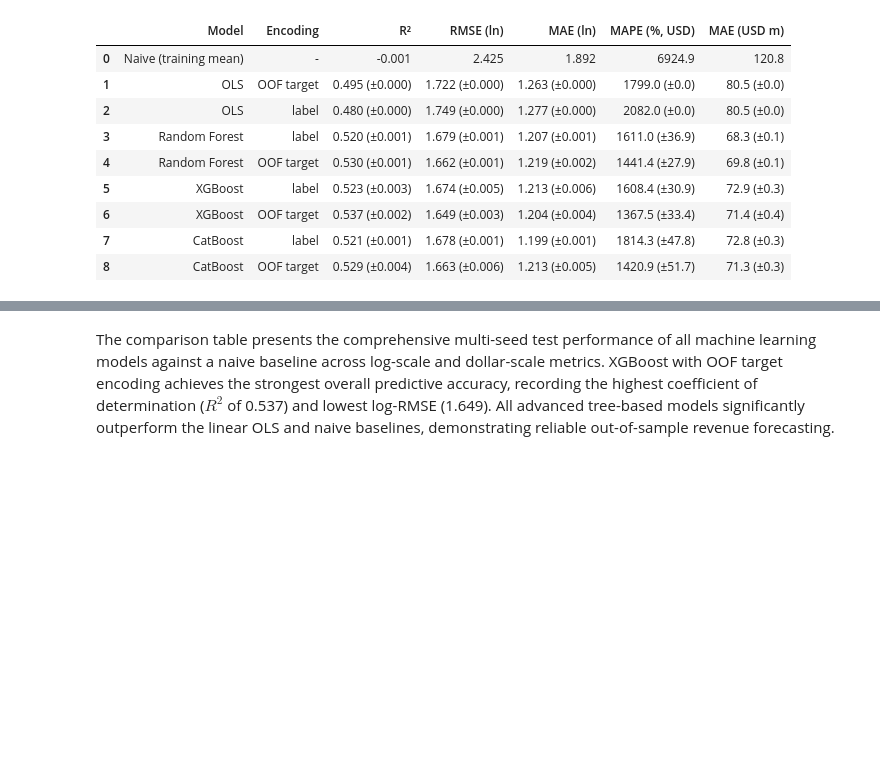
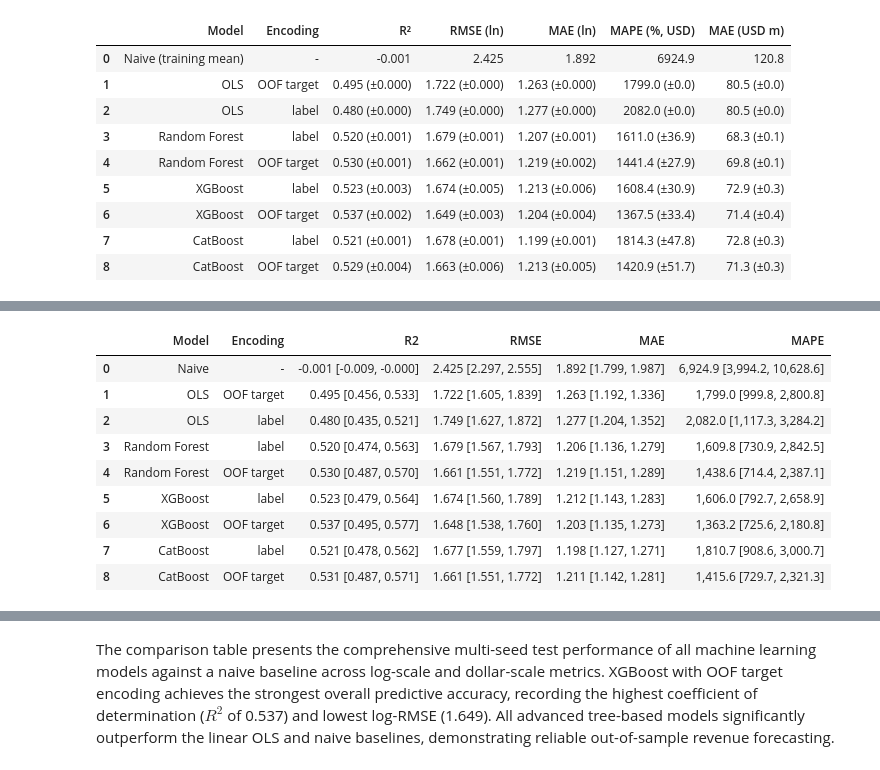
Before and after one commit to avayashka/MoviePrediction_Results, a Jupyter notebook: box_office_prediction.ipynb, the cells around one changed output, grey strips where cells are left out. Cells and saved outputs as stored; diff of their text form; code cells hidden in the pictures; blank space fills up the shorter version.

```diff
--- a/box_office_prediction.ipynb
+++ b/box_office_prediction.ipynb
@@ -837,0 +781,90 @@ succ = save_table(succ, 'table3c_ensembles_vs_ols'); display(succ)
+# %%
+y_arr = np.asarray(y_test); n = len(y_arr)
+idx = np.random.default_rng(2024).integers(0, n, size=(N_BOOT, n)).astype(np.int32)
+yb = y_arr[idx]
+sst_b = ((yb - yb.mean(1, keepdims=True)) ** 2).sum(1)
+
+y_dollar = np.expm1(y_arr)
+yb_dollar = np.expm1(yb)
+
+def boot_metrics(p):
+    e = yb - np.asarray(p)[idx]
+    p_arr = np.asarray(p)
+    if p_arr.ndim == 1:
+        p_dollar = np.expm1(p_arr)
+        pb_dollar = p_dollar[idx]
+    else:
+        pb_dollar = np.expm1(p)
+
+    mape_b = np.abs((yb_dollar - pb_dollar) / yb_dollar).mean(1) * 100
+
+    return {
+        'R2': 1 - (e ** 2).sum(1) / sst_b,
+        'RMSE': np.sqrt((e ** 2).mean(1)),
+        'MAE': np.abs(e).mean(1),
+        'MAPE': mape_b
+    }
+
+def point(p):
+    e = y_arr - p
+    p_arr = np.asarray(p)
+    p_dollar = np.expm1(p_arr)
+    mape_pt = np.abs((y_dollar - p_dollar) / y_dollar).mean() * 100
+
+    return {
+        'R2': 1 - (e ** 2).sum() / ((y_arr - y_arr.mean()) ** 2).sum(),
+        'RMSE': np.sqrt((e ** 2).mean()),
+        'MAE': np.abs(e).mean(),
+        'MAPE': mape_pt
+    }
+
+ALLP = {('Naive', '-'): np.full(n, y_train.mean()), **{k: PMEAN[k] for k in CONFIGS}}
+ci_rows = []
+for (name, kind), p in ALLP.items():
+    pt, bt = point(p), boot_metrics(p)
+    row = {'Model': name, 'Encoding': {'te': 'OOF target', 'le': 'label', '-': '-'}[kind]}
+    for met in ['R2', 'RMSE', 'MAE', 'MAPE']:
+        lo, hi = np.percentile(bt[met], [2.5, 97.5])
+        if met == 'MAPE':
+            row[met] = f"{pt[met]:,.1f} [{lo:,.1f}, {hi:,.1f}]"
+        else:
+            row[met] = f"{pt[met]:.3f} [{lo:.3f}, {hi:.3f}]"
+    ci_rows.append(row)
+ci_table = save_table(pd.DataFrame(ci_rows), 'table3b_main_results_ci'); display(ci_table)
+
+TREES = ['Random Forest', 'XGBoost', 'CatBoost']
+base = PMEAN[('OLS', 'te')]; base_bt, base_pt = boot_metrics(base), point(base)
+rows, pvals = [], []
+
+rows.append({'Model': 'OLS (baseline, OOF target)',
+             'R2': f"{base_pt['R2']:.3f}", 'MAE (ln)': f"{base_pt['MAE']:.3f}",
+             'dR2 vs OLS [95% CI]': '--', 'MAE cut % [95% CI]': '--',
+             'Wilcoxon p': '--', '>=20% cut': '--'})
+
+for m in TREES:
+    p = PMEAN[(m, 'te')]; bt, pt = boot_metrics(p), point(p)
+    d = np.abs(y_arr - base) - np.abs(y_arr - p)
+    dr2 = bt['R2'] - base_bt['R2']; cut = 100 * (base_bt['MAE'] - bt['MAE']) / base_bt['MAE']
+    cut_pt = 100 * (base_pt['MAE'] - pt['MAE']) / base_pt['MAE']
+    pv = float(stats.wilcoxon(d).pvalue); pvals.append(pv)
+    rows.append({'Model': m,
+                 'R2': f"{pt['R2']:.3f}", 'MAE (ln)': f"{pt['MAE']:.3f}",
+                 'dR2 vs OLS [95% CI]': f"{pt['R2'] - base_pt['R2']:+.3f} [{np.percentile(dr2, 2.5):+.3f}, {np.percentile(dr2, 97.5):+.3f}]",
+                 'MAE cut % [95% CI]': f"{cut_pt:.1f} [{np.percentile(cut, 2.5):.1f}, {np.percentile(cut, 97.5):.1f}]",
+                 'Wilcoxon p': pv, '>=20% cut': 'Met' if cut_pt >= 20 else 'Not met'})
+
+succ = pd.DataFrame(rows)
+succ['Holm p'] = ['--'] + [f'{x:.4f}' for x in multipletests(pvals, method='holm')[1]]
+succ['Wilcoxon p'] = [succ['Wilcoxon p'][0]] + [f'{x:.4f}' for x in succ['Wilcoxon p'][1:]]
+succ = save_table(succ, 'table3c_ensembles_vs_ols'); display(succ)
+# %% [output]
+|  | Model | Encoding | R2 | RMSE | MAE | MAPE |
+| 0 | Naive | - | -0.001 [-0.009, -0.000] | 2.425 [2.297, 2.555] | 1.892 [1.799, 1.987] | 6,924.9 [3,994.2, 10,628.6] |
+| 1 | OLS | OOF target | 0.495 [0.456, 0.533] | 1.722 [1.605, 1.839] | 1.263 [1.192, 1.336] | 1,799.0 [999.8, 2,800.8] |
+| 2 | OLS | label | 0.480 [0.435, 0.521] | 1.749 [1.627, 1.872] | 1.277 [1.204, 1.352] | 2,082.0 [1,117.3, 3,284.2] |
+| 3 | Random Forest | label | 0.520 [0.474, 0.563] | 1.679 [1.567, 1.793] | 1.206 [1.136, 1.279] | 1,609.8 [730.9, 2,842.5] |
+| 4 | Random Forest | OOF target | 0.530 [0.487, 0.570] | 1.661 [1.551, 1.772] | 1.219 [1.151, 1.289] | 1,438.6 [714.4, 2,387.1] |
+| 5 | XGBoost | label | 0.523 [0.479, 0.564] | 1.674 [1.560, 1.789] | 1.212 [1.143, 1.283] | 1,606.0 [792.7, 2,658.9] |
+| 6 | XGBoost | OOF target | 0.537 [0.495, 0.577] | 1.648 [1.538, 1.760] | 1.203 [1.135, 1.273] | 1,363.2 [725.6, 2,180.8] |
+| 7 | CatBoost | label | 0.521 [0.478, 0.562] | 1.677 [1.559, 1.797] | 1.198 [1.127, 1.271] | 1,810.7 [908.6, 3,000.7] |
+| 8 | CatBoost | OOF target | 0.531 [0.487, 0.571] | 1.661 [1.551, 1.772] | 1.211 [1.142, 1.281] | 1,415.6 [729.7, 2,321.3] |
```
Also changed, not shown: parts of 8 cells of this notebook.
